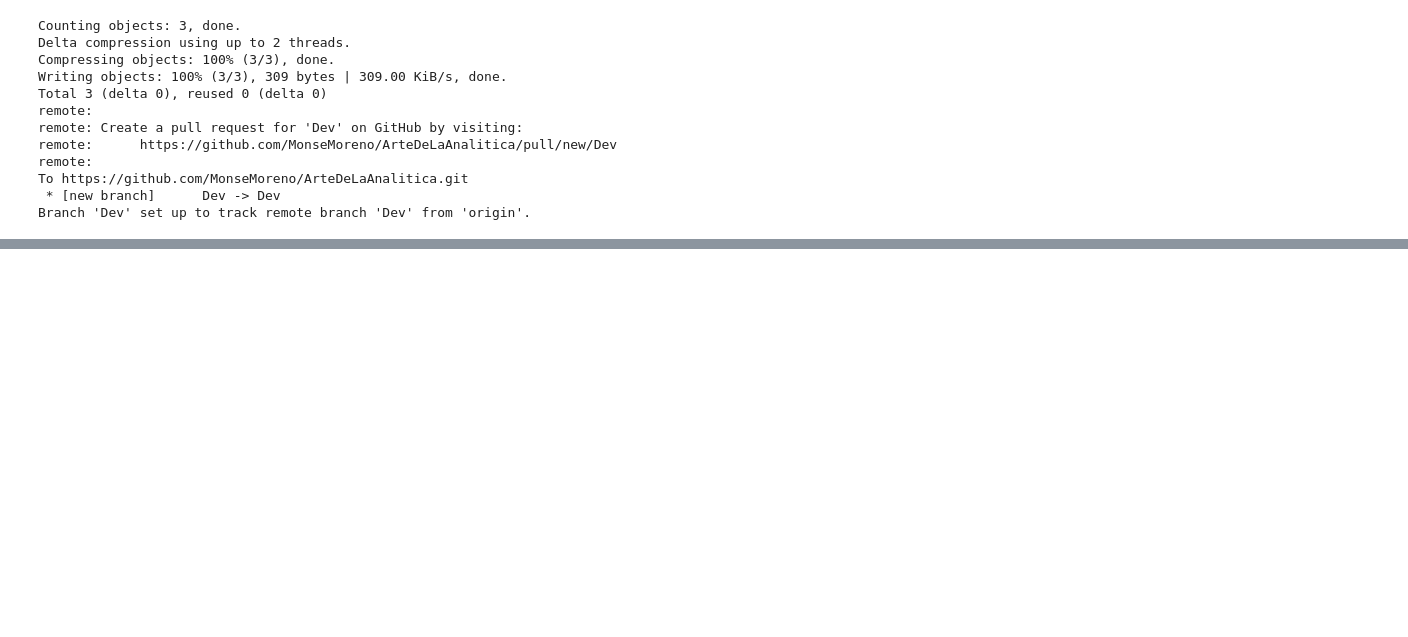
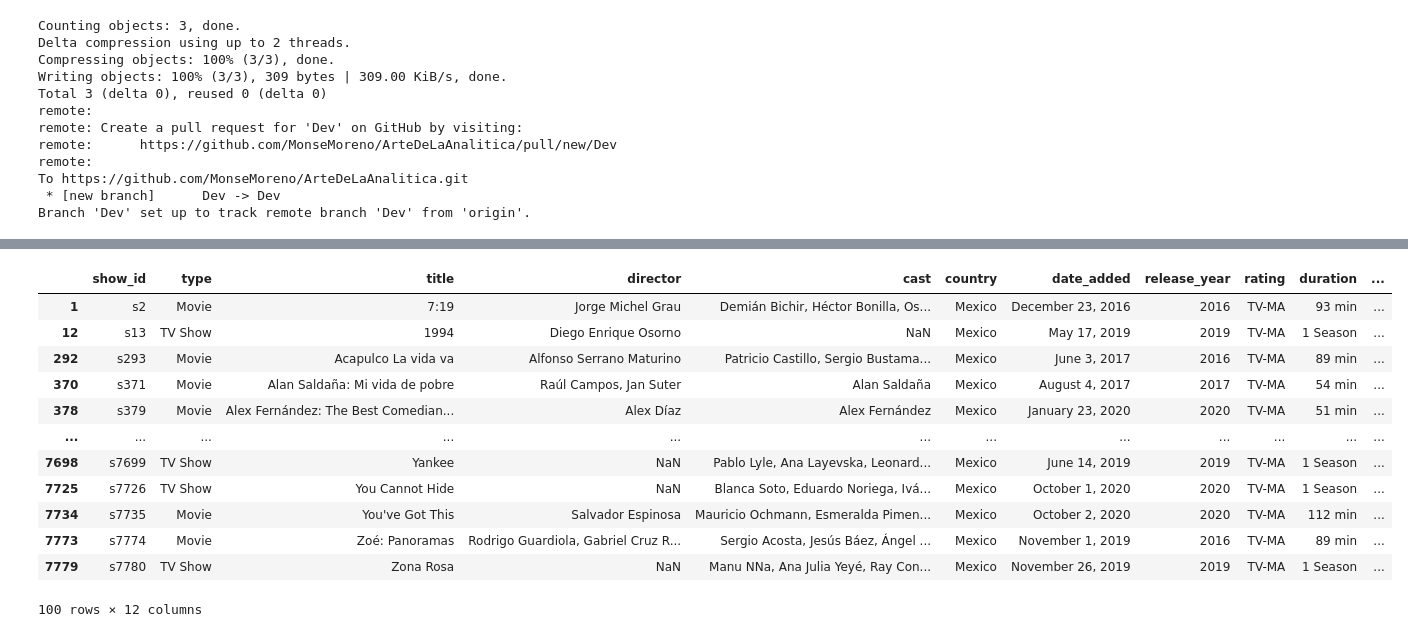
Before and after one commit to MonseMoreno/Arte-de-la-Anal-tica, a Jupyter notebook: ArteDeLaAnalítica.ipynb, the cells around one changed output, grey strips where cells are left out. Saved outputs shown, nothing was run; the diff lists cells and outputs as text; code cells hidden in the pictures; blank space fills up the shorter version.

```diff
--- a/ArteDeLaAnalítica.ipynb
+++ b/ArteDeLaAnalítica.ipynb
@@ -117,0 +127,3 @@ Branch 'Dev' set up to track remote branch 'Dev' from 'origin'.
+# %%
+df = pd.read_csv('netflix_titles.csv')
+df.head(5)
@@ -117,0 +178,24 @@ Branch 'Dev' set up to track remote branch 'Dev' from 'origin'.
+# %%
+#Implementa una función que despliegue las películas que son de un país determinado.
+def origin_country(country):
+
+   df_mask=df['country'] == country
+   return df[df_mask]
+
+
+country_query = 'Mexico'
+origin_country(country_query)
+# %% [output]
+|  | show_id | type | title | director | cast | country | date_added | release_year | rating | duration | ... |
+| 1 | s2 | Movie | 7:19 | Jorge Michel Grau | Demián Bichir, Héctor Bonilla, Os... | Mexico | December 23, 2016 | 2016 | TV-MA | 93 min | ... |
+| 12 | s13 | TV Show | 1994 | Diego Enrique Osorno | NaN | Mexico | May 17, 2019 | 2019 | TV-MA | 1 Season | ... |
+| 292 | s293 | Movie | Acapulco La vida va | Alfonso Serrano Maturino | Patricio Castillo, Sergio Bustama... | Mexico | June 3, 2017 | 2016 | TV-MA | 89 min | ... |
+| 370 | s371 | Movie | Alan Saldaña: Mi vida de pobre | Raúl Campos, Jan Suter | Alan Saldaña | Mexico | August 4, 2017 | 2017 | TV-MA | 54 min | ... |
+| 378 | s379 | Movie | Alex Fernández: The Best Comedian... | Alex Díaz | Alex Fernández | Mexico | January 23, 2020 | 2020 | TV-MA | 51 min | ... |
+| ... | ... | ... | ... | ... | ... | ... | ... | ... | ... | ... | ... |
+| 7698 | s7699 | TV Show | Yankee | NaN | Pablo Lyle, Ana Layevska, Leonard... | Mexico | June 14, 2019 | 2019 | TV-MA | 1 Season | ... |
+| 7725 | s7726 | TV Show | You Cannot Hide | NaN | Blanca Soto, Eduardo Noriega, Ivá... | Mexico | October 1, 2020 | 2020 | TV-MA | 1 Season | ... |
+| 7734 | s7735 | Movie | You've Got This | Salvador Espinosa | Mauricio Ochmann, Esmeralda Pimen... | Mexico | October 2, 2020 | 2020 | TV-MA | 112 min | ... |
+| 7773 | s7774 | Movie | Zoé: Panoramas | Rodrigo Guardiola, Gabriel Cruz R... | Sergio Acosta, Jesús Báez, Ángel ... | Mexico | November 1, 2019 | 2016 | TV-MA | 89 min | ... |
+| 7779 | s7780 | TV Show | Zona Rosa | NaN | Manu NNa, Ana Julia Yeyé, Ray Con... | Mexico | November 26, 2019 | 2019 | TV-MA | 1 Season | ... |
+100 rows × 12 columns
```
Also changed, not shown: parts of 14 cells of this notebook.
